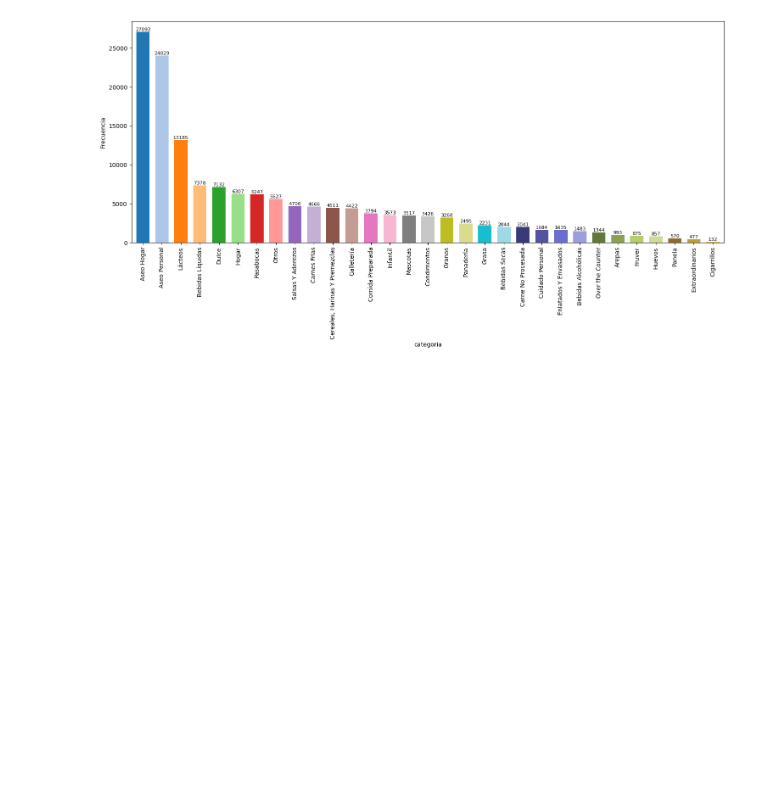
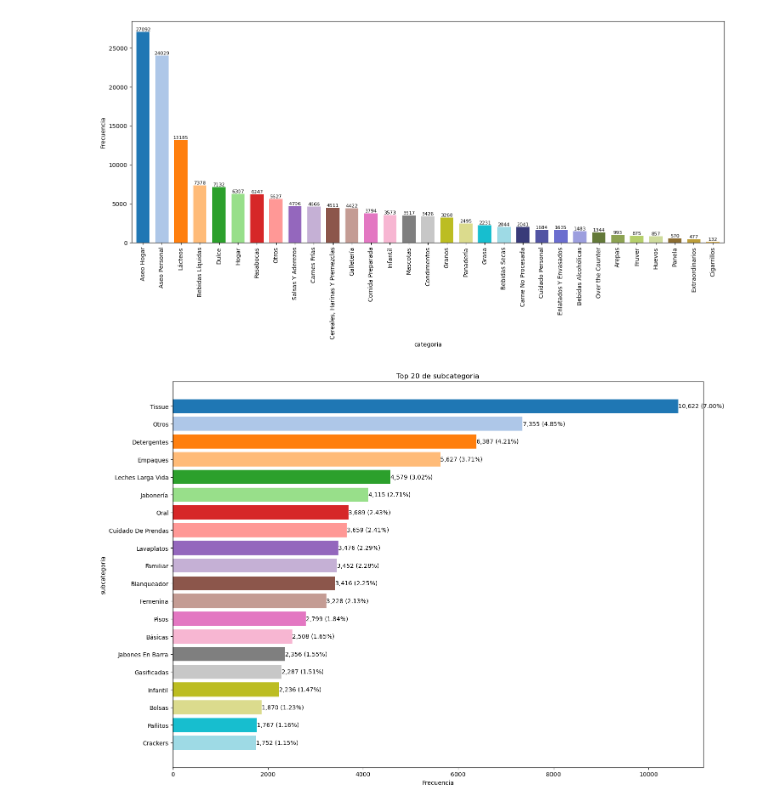
Before and after one commit to ZabakJL/ProyectoMiniMarket, a Jupyter notebook: notebooks/01_data_exploration.ipynb, the cells around one changed output. Cells and saved outputs as stored; diff of their text form; code cells hidden in the pictures; blank space fills up the shorter version.

```diff
--- a/notebooks/01_data_exploration.ipynb
+++ b/notebooks/01_data_exploration.ipynb
@@ -257,3 +257,8 @@ fig = vdf.graficoBarras(data, 'familia', None, figsize=(15, 5),)
 fig = vdf.graficoBarras(data, 'categoria', None, figsize=(15, 8))
 # %% [output]
 [figure]
+# %%
+fig = vdf.graficar_top_categorias(data, 'subcategoria', top=20, figsize=(15,10))
+#graficar_top_categorias(df, columna, top=10, color=colores_combinados, figsize=(5,10))
+# %% [output]
+[figure, added]
```
Also changed, not shown: parts of 16 cells of this notebook, 8 other files.
